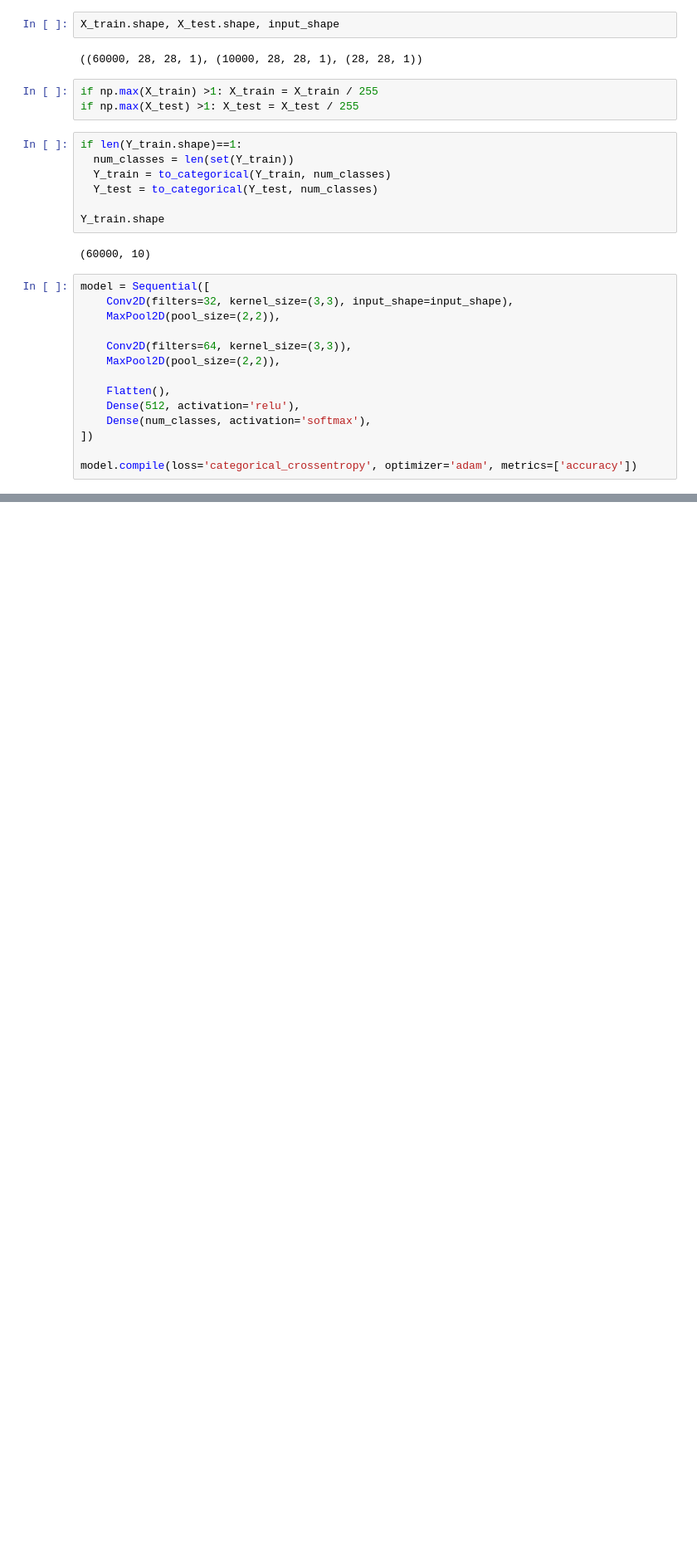
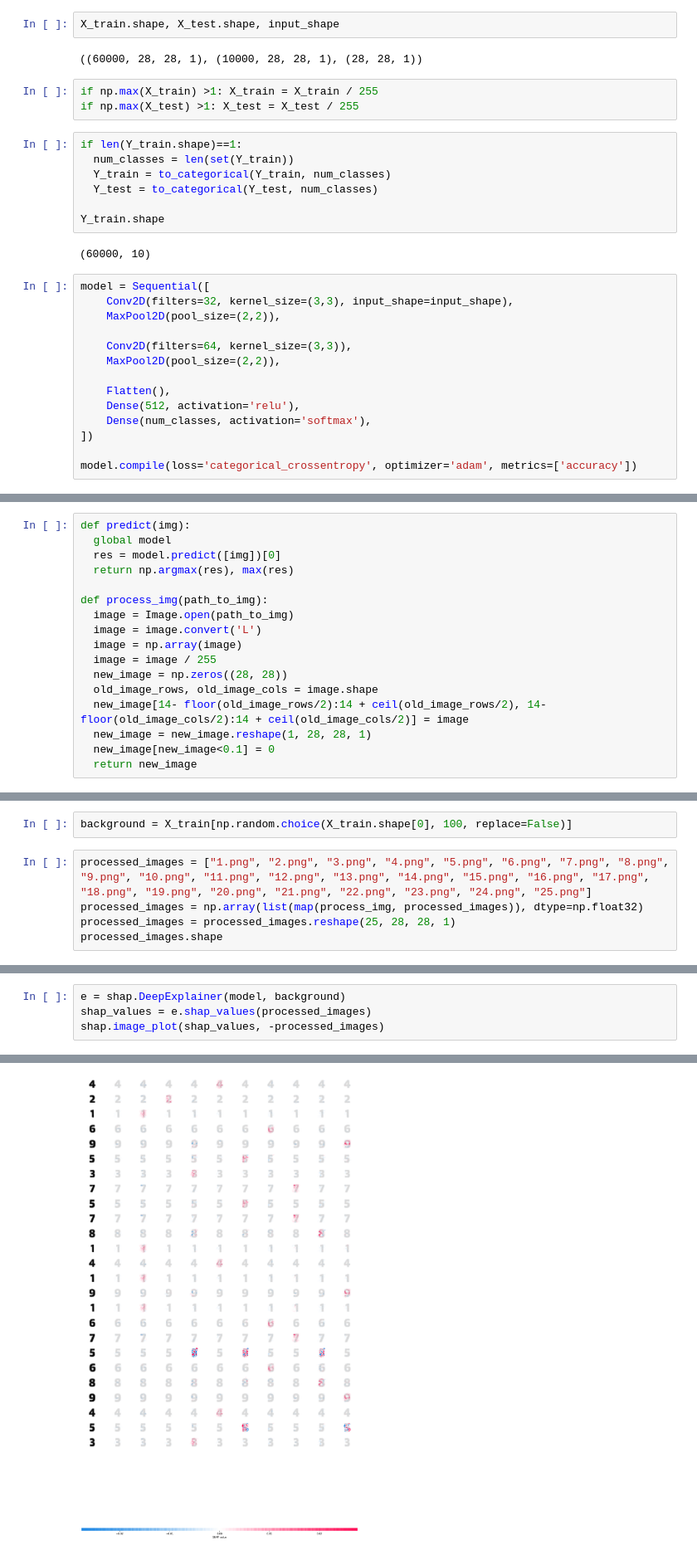
Before and after one commit to Cheriit/Sudoku_Solver, a Jupyter notebook: number_recognition/generate_model.ipynb, the cells around one changed output, grey strips where cells are left out. Shown: that part at 83% size. Cells and saved outputs as stored; diff of their text form; blank space fills up the shorter version.

```diff
--- a/number_recognition/generate_model.ipynb
+++ b/number_recognition/generate_model.ipynb
@@ -95,0 +101,17 @@ model.save('number_recognition_model')
+# %%
+def predict(img):
+  global model
+  res = model.predict([img])[0]
+  return np.argmax(res), max(res)
+
+def process_img(path_to_img):
+  image = Image.open(path_to_img)
+  image = image.convert('L')
+  image = np.array(image)
+  image = image / 255
+  new_image = np.zeros((28, 28))
+  old_image_rows, old_image_cols = image.shape
+  new_image[14- floor(old_image_rows/2):14 + ceil(old_image_rows/2), 14- floor(old_image_cols/2):14 + ceil(old_image_cols/2)] = image
+  new_image = new_image.reshape(1, 28, 28, 1)
+  new_image[new_image<0.1] = 0
+  return new_image
@@ -95,0 +149,7 @@ model.save('number_recognition_model')
+# %%
+background = X_train[np.random.choice(X_train.shape[0], 100, replace=False)]
+# %%
+processed_images = ["1.png", "2.png", "3.png", "4.png", "5.png", "6.png", "7.png", "8.png", "9.png", "10.png", "11.png", "12.png", "13.png", "14.png", "15.png", "16.png", "17.png", "18.png", "19.png", "20.png", "21.png", "22.png", "23.png", "24.png", "25.png"]
+processed_images = np.array(list(map(process_img, processed_images)), dtype=np.float32)
+processed_images = processed_images.reshape(25, 28, 28, 1)
+processed_images.shape
@@ -95,0 +158,5 @@ model.save('number_recognition_model')
+# %%
+e = shap.DeepExplainer(model, background)
+shap_values = e.shap_values(processed_images)
+shap.image_plot(shap_values, -processed_images)
+# %% [output]
@@ -95,0 +164 @@ model.save('number_recognition_model')
+[figure, added]
```
Also changed, not shown: parts of 15 cells of this notebook, 2 other files.
